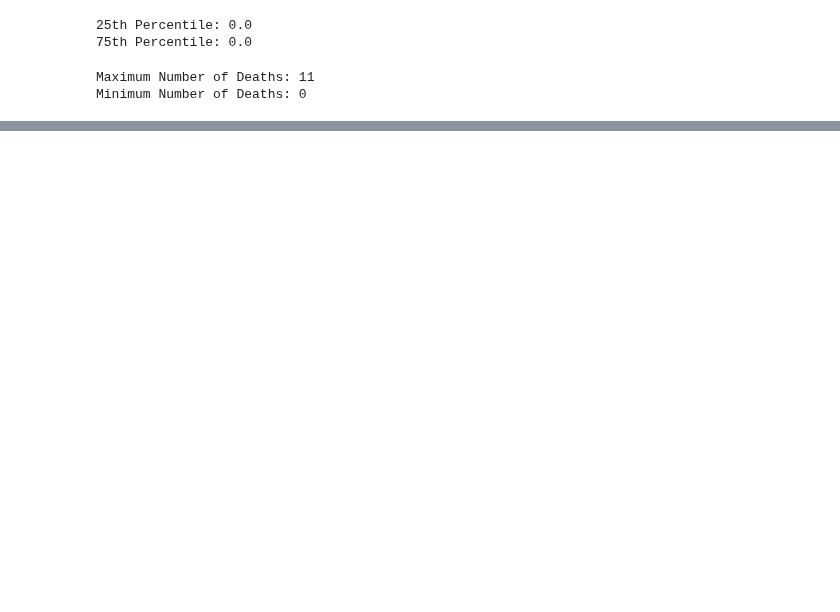
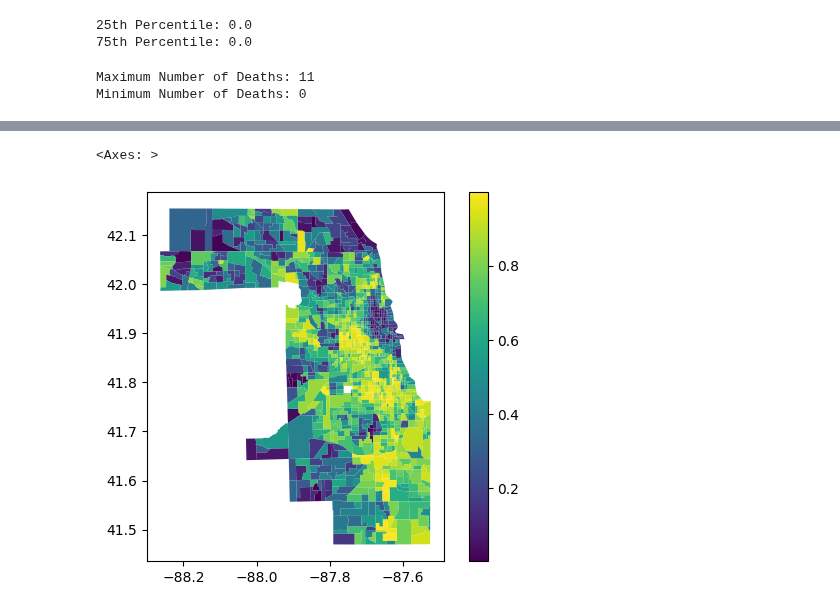
Before and after one commit to tufts-ml/opioid-overdose-models, a Jupyter notebook: cook-county/cook-county-summary-stats.ipynb, the cells around one changed output, grey strips where cells are left out. Cells and saved outputs as stored; diff of their text form; code cells hidden in the pictures; blank space fills up the shorter version.

```diff
--- a/cook-county/cook-county-summary-stats.ipynb
+++ b/cook-county/cook-county-summary-stats.ipynb
@@ -313,0 +330,5 @@ filtered_df.plot('deaths', vmax=5)
+# %%
+gdf_annual[gdf_annual['year']==2022].plot('svi_pctile', legend=True)
+# %% [output]
+<Axes: >
+[figure, added]
```
Also changed, not shown: parts of 13 cells of this notebook, 11 other files.
